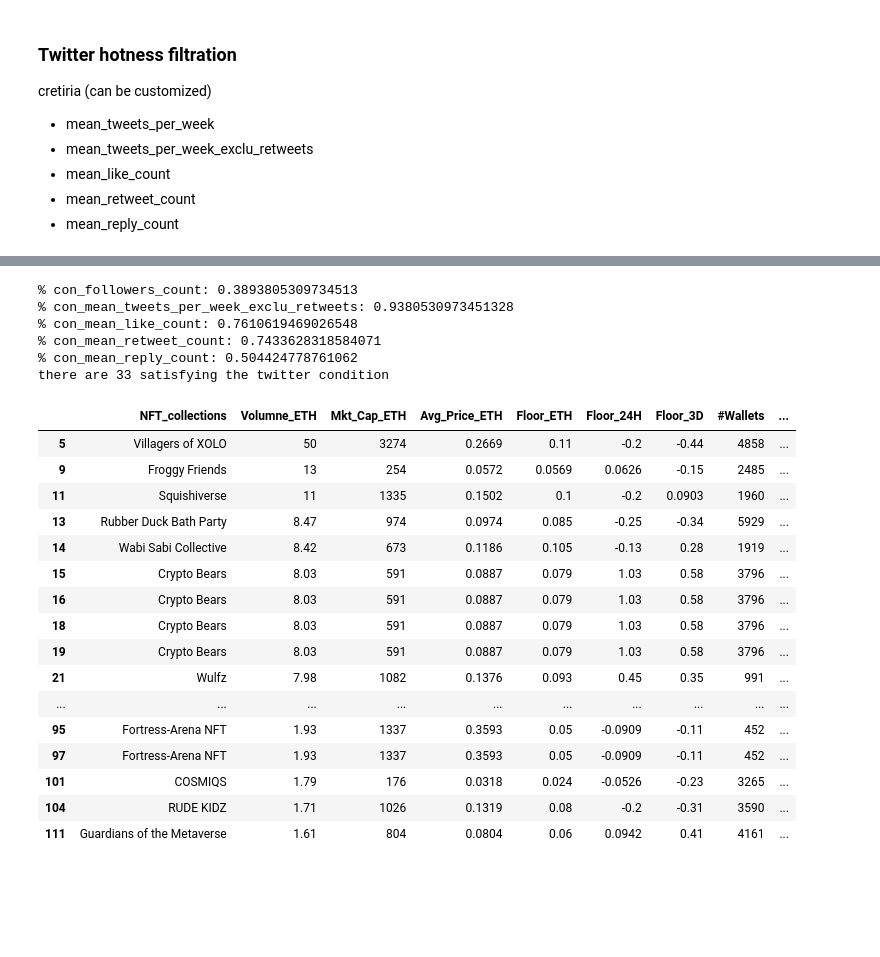
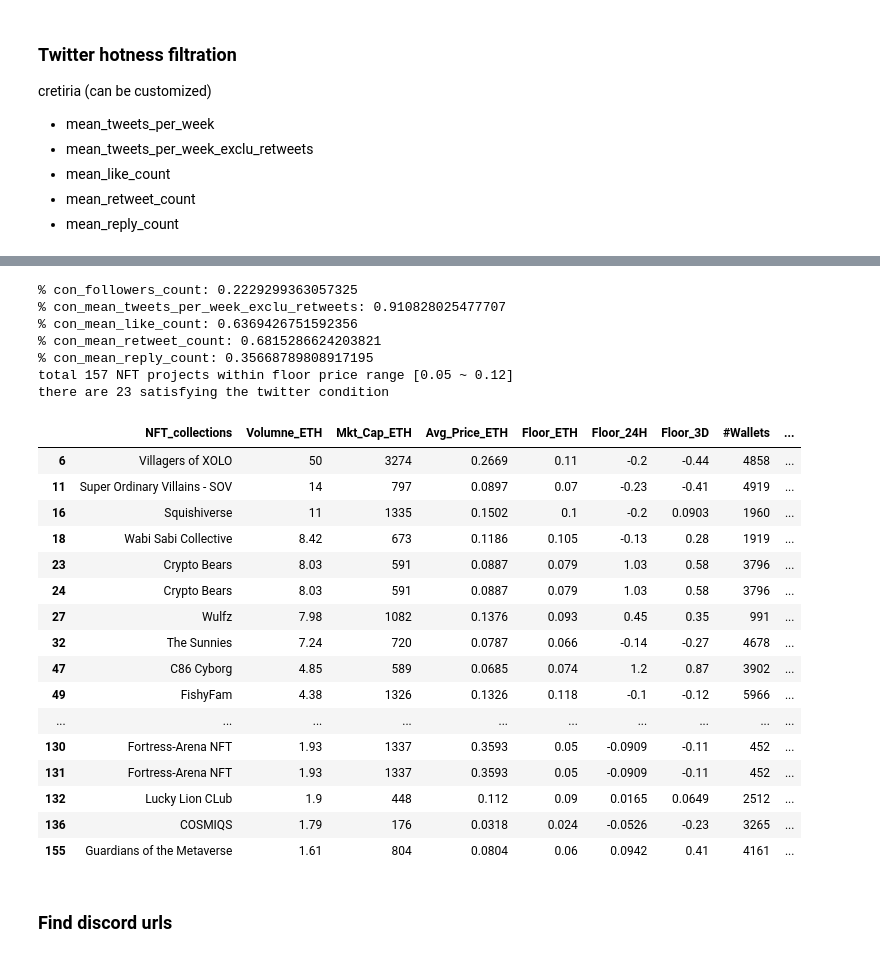
Before and after one commit to June911/find_hot_nft_with_twitter, a Jupyter notebook: process_nansen_nft.ipynb, the cells around one changed output, grey strips where cells are left out. Saved outputs shown, nothing was run; the diff lists cells and outputs as text; code cells hidden in the pictures; blank space fills up the shorter version.

Commit message:
finished handling discord

```diff
--- a/process_nansen_nft.ipynb
+++ b/process_nansen_nft.ipynb
@@ -58,11 +71,11 @@ def process_project_from_tweeter(client, project_name):
     # print(f"project_name: {project_name}")
     # init dataframe to store value
     df_data = pd.DataFrame(columns=["account", "NFT_collections", "followers_count", "following_count", "tweet_count",
-                                    "mean_tweets_per_week", "mean_tweets_per_week_exclu_retweets", "mean_like_count", "mean_retweet_count", "mean_reply_count"])
+                                    "mean_tweets_per_week", "mean_tweets_per_week_exclu_retweets", "mean_like_count", "mean_retweet_count", "mean_reply_count", "twitter_url"])
     df_data.set_index("account", inplace=True)
 
     # search related recent tweets
-    recent_tweets =  client.search_recent_tweets(project_name, user_auth=True)
+    recent_tweets =  client.search_recent_tweets(project_name, user_auth=True, max_results=20)
     if recent_tweets.data is not None:
         # find all twitter accounts in the recent tweets
         lst = [re.findall(r"@([a-zA-Z0-9_]+)", tweet["text"]) for tweet in recent_tweets.data]
@@ -106,14 +119,13 @@ def process_project_from_tweeter(client, project_name):
                         mean_retweet_count = np.mean([one_tweet["public_metrics"]["retweet_count"] for one_tweet in latest_tweets])
                         mean_reply_count = np.mean([one_tweet["public_metrics"]["reply_count"] for one_tweet in latest_tweets])
 
+                        #
+                        twitter_url = f"https://twitter.com/{account}"
                         df_data.loc[account, :] = [project_name, followers_count, following_count, tweet_count,
-                                                mean_tweets_per_week, mean_tweets_per_week_exclu_retweets, mean_like_count, mean_retweet_count, mean_reply_count]
+                                                mean_tweets_per_week, mean_tweets_per_week_exclu_retweets, mean_like_count, mean_retweet_count, mean_reply_count,
+                                                twitter_url]
 
     # else:
     #     print(f"{project_name} dont have recent tweets")
 
     return df_data
-
-# test
-project_name = "TrippyToadz"
-process_project_from_tweeter(client, "TrippyToadz")
@@ -132,7 +151,7 @@ for project_name in tqdm.tqdm(df_data["NFT_collections"][:]):
         # after 15 minites
         print("Need to relax for 16 minites")
         time.sleep(16 * 60 * 60)
-    time.sleep(0.1)
+    time.sleep(0.01)
 df_tweets_stats_all = pd.concat(lst_df_tweets_stats)
 df_tweets_stats_all.reset_index(inplace=True)
 df_tweets_stats_all.drop_duplicates(subset="account", inplace=True)
@@ -159,46 +178,47 @@ df_results
 # %%
-# merge data and statistics
-df_results = pd.merge(df_data, df_tweets_stats_all, how="inner")
-
 # filtration
 con_followers_count = df_results.loc[:, "followers_count"] > 40000
 con_mean_tweets_per_week_exclu_retweets = df_results.loc[:, "mean_tweets_per_week_exclu_retweets"] > 2
 con_mean_like_count = df_results.loc[:, "mean_like_count"] > 10
 con_mean_retweet_count = df_results.loc[:, "mean_retweet_count"] > 10
 con_mean_reply_count= df_results.loc[:, "mean_reply_count"] > 10
 print(f"% con_followers_count: {np.mean(con_followers_count)}")
 print(f"% con_mean_tweets_per_week_exclu_retweets: {np.mean(con_mean_tweets_per_week_exclu_retweets)}")
 print(f"% con_mean_like_count: {np.mean(con_mean_like_count)}")
 print(f"% con_mean_retweet_count: {np.mean(con_mean_retweet_count)}")
 print(f"% con_mean_reply_count: {np.mean(con_mean_reply_count)}")
 
 # combind condition
 con_all = con_followers_count & con_mean_tweets_per_week_exclu_retweets & con_mean_like_count & con_mean_retweet_count & con_mean_reply_count
-df_results = df_results.loc[con_all, :]
-print(f"there are {df_results.count()[0]} satisfying the twitter condition")
-df_results.to_excel(os.path.join(os.getcwd(), "results", "results_nft_project.xlsx"))
-df_results
+df_results_filtered = df_results.loc[con_all, :]
+print(f"total {df_results.count()[0]} NFT projects within floor price range [0.05 ~ 0.12]")
+print(f"there are {df_results_filtered.count()[0]} satisfying the twitter condition")
+df_results_filtered.to_excel(os.path.join(os.getcwd(), "results", "results_nft_project_filtered.xlsx"))
+df_results_filtered
 # %% [output]
-% con_followers_count: 0.3893805309734513
-% con_mean_tweets_per_week_exclu_retweets: 0.9380530973451328
-% con_mean_like_count: 0.7610619469026548
-% con_mean_retweet_count: 0.7433628318584071
-% con_mean_reply_count: 0.504424778761062
-there are 33 satisfying the twitter condition
+% con_followers_count: 0.2229299363057325
+% con_mean_tweets_per_week_exclu_retweets: 0.910828025477707
+% con_mean_like_count: 0.6369426751592356
+% con_mean_retweet_count: 0.6815286624203821
+% con_mean_reply_count: 0.35668789808917195
+total 157 NFT projects within floor price range [0.05 ~ 0.12]
+there are 23 satisfying the twitter condition
 |  | NFT_collections | Volumne_ETH | Mkt_Cap_ETH | Avg_Price_ETH | Floor_ETH | Floor_24H | Floor_3D | #Wallets | ... |
-| 5 | Villagers of XOLO | 50 | 3274 | 0.2669 | 0.11 | -0.2 | -0.44 | 4858 | ... |
-| 9 | Froggy Friends | 13 | 254 | 0.0572 | 0.0569 | 0.0626 | -0.15 | 2485 | ... |
-| 11 | Squishiverse | 11 | 1335 | 0.1502 | 0.1 | -0.2 | 0.0903 | 1960 | ... |
-| 13 | Rubber Duck Bath Party | 8.47 | 974 | 0.0974 | 0.085 | -0.25 | -0.34 | 5929 | ... |
-| 14 | Wabi Sabi Collective | 8.42 | 673 | 0.1186 | 0.105 | -0.13 | 0.28 | 1919 | ... |
-| 15 | Crypto Bears | 8.03 | 591 | 0.0887 | 0.079 | 1.03 | 0.58 | 3796 | ... |
-| 16 | Crypto Bears | 8.03 | 591 | 0.0887 | 0.079 | 1.03 | 0.58 | 3796 | ... |
-| 18 | Crypto Bears | 8.03 | 591 | 0.0887 | 0.079 | 1.03 | 0.58 | 3796 | ... |
-| 19 | Crypto Bears | 8.03 | 591 | 0.0887 | 0.079 | 1.03 | 0.58 | 3796 | ... |
-| 21 | Wulfz | 7.98 | 1082 | 0.1376 | 0.093 | 0.45 | 0.35 | 991 | ... |
+| 6 | Villagers of XOLO | 50 | 3274 | 0.2669 | 0.11 | -0.2 | -0.44 | 4858 | ... |
+| 11 | Super Ordinary Villains - SOV | 14 | 797 | 0.0897 | 0.07 | -0.23 | -0.41 | 4919 | ... |
+| 16 | Squishiverse | 11 | 1335 | 0.1502 | 0.1 | -0.2 | 0.0903 | 1960 | ... |
+| 18 | Wabi Sabi Collective | 8.42 | 673 | 0.1186 | 0.105 | -0.13 | 0.28 | 1919 | ... |
+| 23 | Crypto Bears | 8.03 | 591 | 0.0887 | 0.079 | 1.03 | 0.58 | 3796 | ... |
+| 24 | Crypto Bears | 8.03 | 591 | 0.0887 | 0.079 | 1.03 | 0.58 | 3796 | ... |
+| 27 | Wulfz | 7.98 | 1082 | 0.1376 | 0.093 | 0.45 | 0.35 | 991 | ... |
+| 32 | The Sunnies | 7.24 | 720 | 0.0787 | 0.066 | -0.14 | -0.27 | 4678 | ... |
+| 47 | C86 Cyborg | 4.85 | 589 | 0.0685 | 0.074 | 1.2 | 0.87 | 3902 | ... |
+| 49 | FishyFam | 4.38 | 1326 | 0.1326 | 0.118 | -0.1 | -0.12 | 5966 | ... |
 | ... | ... | ... | ... | ... | ... | ... | ... | ... | ... |
-| 95 | Fortress-Arena NFT | 1.93 | 1337 | 0.3593 | 0.05 | -0.0909 | -0.11 | 452 | ... |
-| 97 | Fortress-Arena NFT | 1.93 | 1337 | 0.3593 | 0.05 | -0.0909 | -0.11 | 452 | ... |
-| 101 | COSMIQS | 1.79 | 176 | 0.0318 | 0.024 | -0.0526 | -0.23 | 3265 | ... |
-| 104 | RUDE KIDZ | 1.71 | 1026 | 0.1319 | 0.08 | -0.2 | -0.31 | 3590 | ... |
-| 111 | Guardians of the Metaverse | 1.61 | 804 | 0.0804 | 0.06 | 0.0942 | 0.41 | 4161 | ... |
+| 130 | Fortress-Arena NFT | 1.93 | 1337 | 0.3593 | 0.05 | -0.0909 | -0.11 | 452 | ... |
+| 131 | Fortress-Arena NFT | 1.93 | 1337 | 0.3593 | 0.05 | -0.0909 | -0.11 | 452 | ... |
+| 132 | Lucky Lion CLub | 1.9 | 448 | 0.112 | 0.09 | 0.0165 | 0.0649 | 2512 | ... |
+| 136 | COSMIQS | 1.79 | 176 | 0.0318 | 0.024 | -0.0526 | -0.23 | 3265 | ... |
+| 155 | Guardians of the Metaverse | 1.61 | 804 | 0.0804 | 0.06 | 0.0942 | 0.41 | 4161 | ... |
+# %% [markdown]
+### Find discord urls
```
Also changed, not shown: parts of 10 cells of this notebook, 7 other files.
